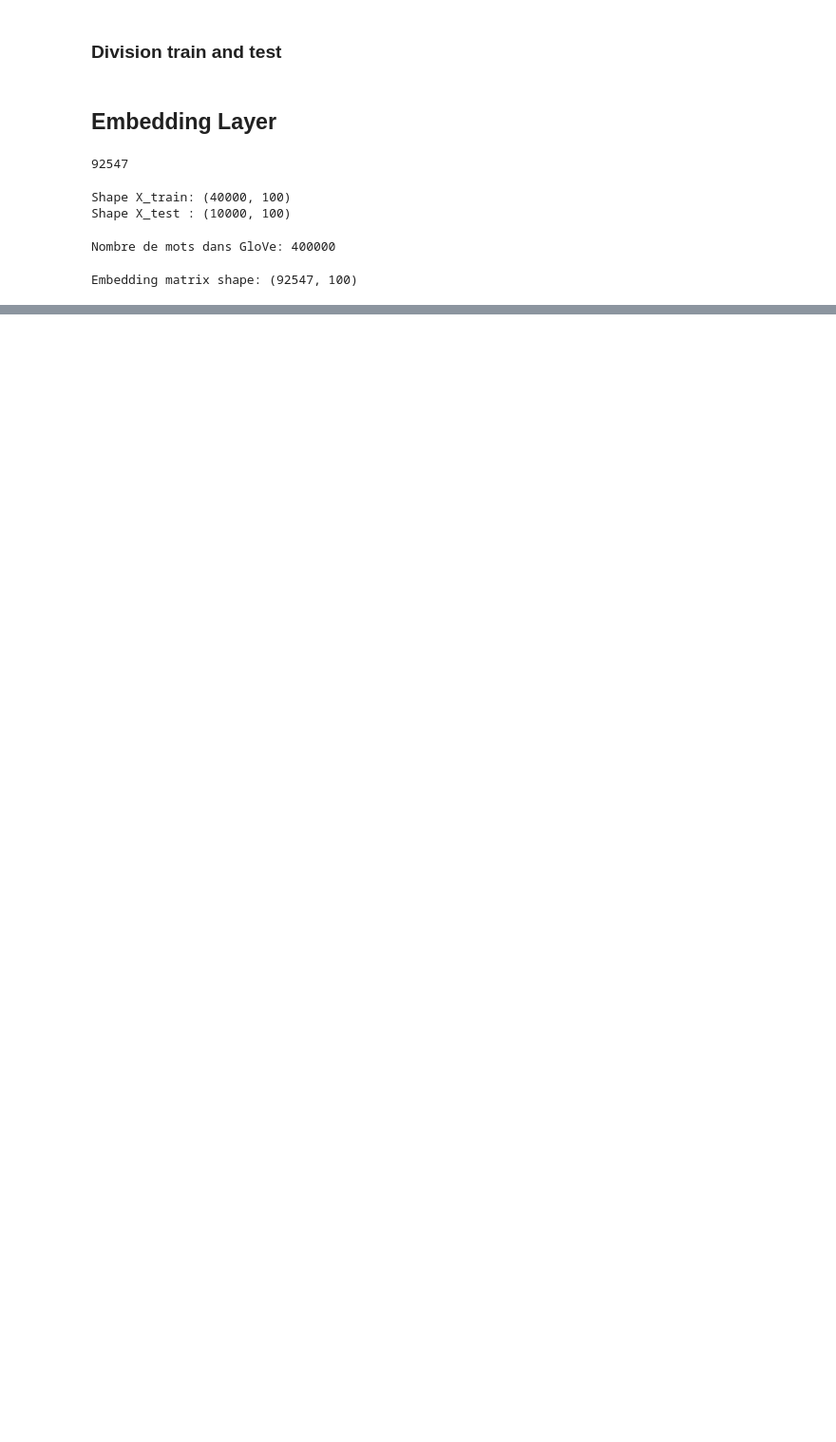
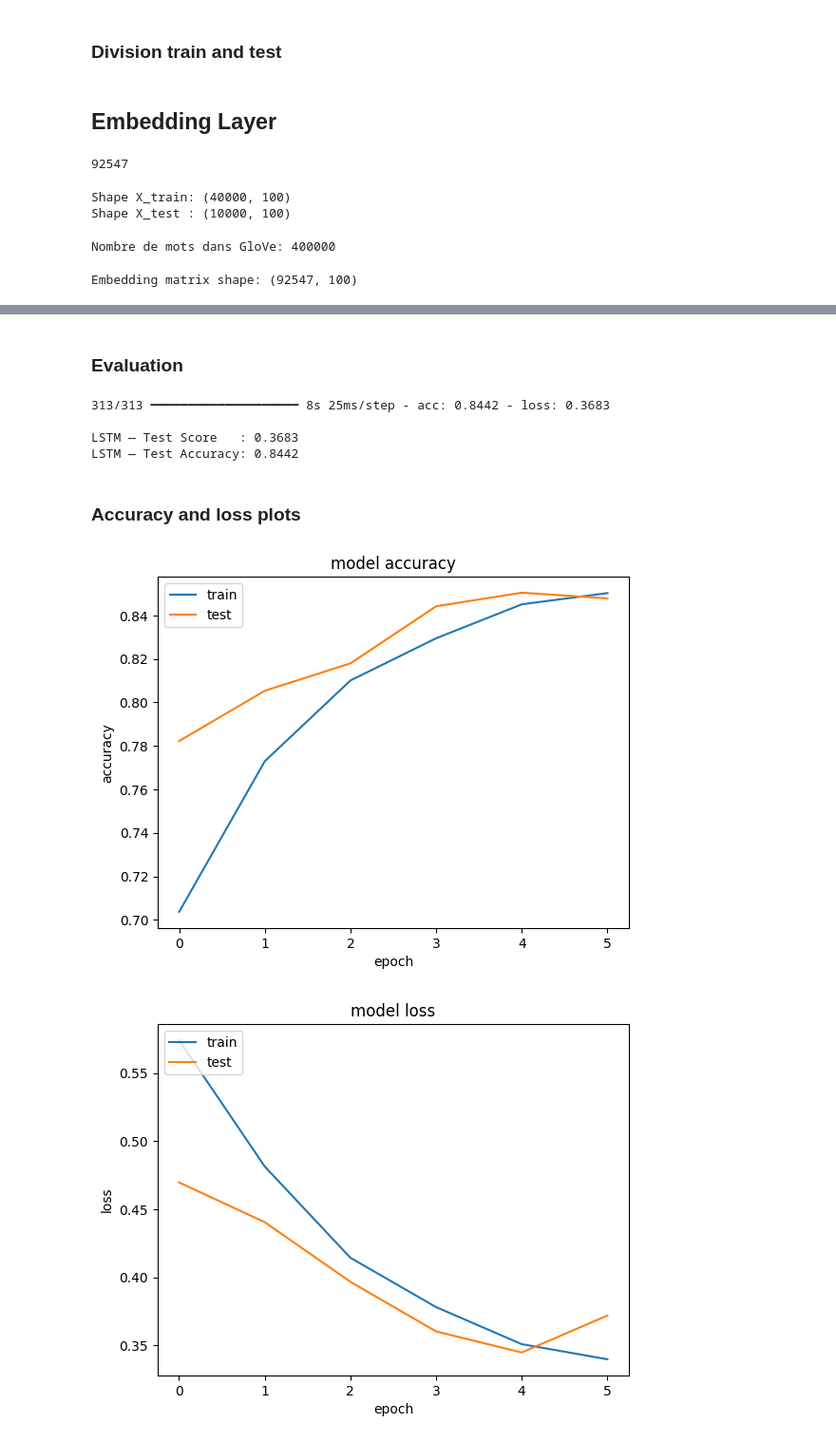
Before and after one commit to yasmineelhakem/deep_learning_labs, a Jupyter notebook: rnn.ipynb, the cells around one changed output, grey strips where cells are left out. Shown at 95% size. Saved outputs shown, nothing was run; the diff lists cells and outputs as text; code cells hidden in the pictures; blank space fills up the shorter version.

```diff
--- a/rnn.ipynb
+++ b/rnn.ipynb
@@ -171,0 +350,24 @@ Embedding matrix shape: (92547, 100)
+# %%
+model_lstm = Sequential([
+    Embedding(vocab_size, 100,
+              weights=[embedding_matrix],
+              input_length=maxlen,
+              trainable=False),
+    LSTM(128),
+    Dense(1, activation='sigmoid')
+])
+
+model_lstm.compile(
+    loss='binary_crossentropy',
+    optimizer='adam',
+    metrics=['acc']
+)
+model_lstm.summary()
+
+history_lstm = model_lstm.fit(
+    X_train, y_train,
+    epochs=6,
+    batch_size=128,
+    verbose=1,
+    validation_split=0.2
+)
@@ -171,0 +400,31 @@ Embedding matrix shape: (92547, 100)
+# %% [markdown]
+### Evaluation
+# %%
+score_lstm = model_lstm.evaluate(X_test, y_test, verbose=1)
+print(f"\nLSTM — Test Score   : {score_lstm[0]:.4f}")
+print(f"LSTM — Test Accuracy: {score_lstm[1]:.4f}")
+# %% [output]
+313/313 ━━━━━━━━━━━━━━━━━━━━ 8s 25ms/step - acc: 0.8442 - loss: 0.3683
+
+LSTM — Test Score   : 0.3683
+LSTM — Test Accuracy: 0.8442
+# %% [markdown]
+### Accuracy and loss plots
+# %%
+plt.plot(history_lstm.history['acc'])
+plt.plot(history_lstm.history['val_acc'])
+plt.title('model accuracy')
+plt.ylabel('accuracy')
+plt.xlabel('epoch')
+plt.legend(['train','test'], loc='upper left')
+plt.show()
+plt.plot(history_lstm.history['loss'])
+plt.plot(history_lstm.history['val_loss'])
+plt.title('model loss')
+plt.ylabel('loss')
+plt.xlabel('epoch')
+plt.legend(['train','test'], loc='upper left')
+plt.show()
+# %% [output]
+[figure, added]
+[figure, added]
```
Also changed, not shown: parts of 32 cells of this notebook.
